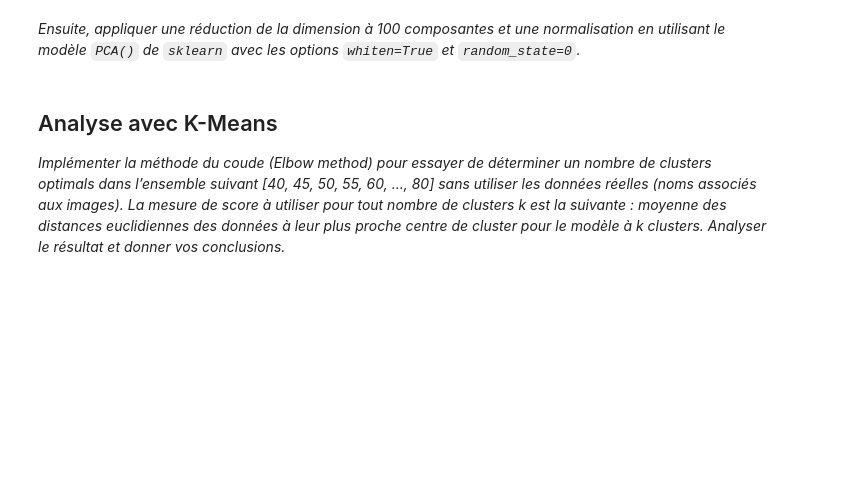
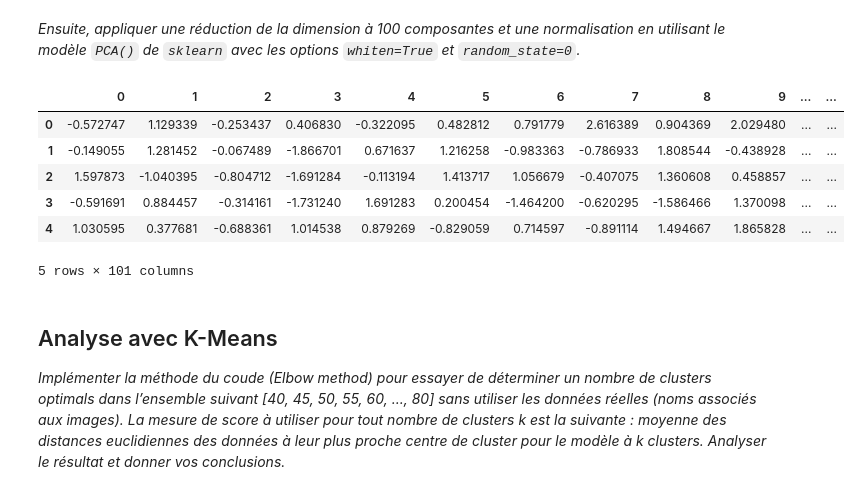
Before and after one commit to Neilero/IFT870-LFW, a Jupyter notebook: src/tp4_debut.ipynb, the cells around one changed output. Drawn from its saved outputs; the diff is of its cells as text; code cells hidden in the pictures; blank space fills up the shorter version.

```diff
--- a/src/tp4_debut.ipynb
+++ b/src/tp4_debut.ipynb
@@ -74,8 +88,20 @@ en utilisant le modèle `PCA()` de `sklearn` avec les options `whiten=True` et `
 # %%
 pca = PCA(100, whiten=True, random_state=0)
 
-pca_data = pca.fit_transform(data.drop("target", axis=1))
-data = pd.concat([pd.DataFrame(pca_data), data["target"]], axis=1)
+X = pca.fit_transform(data.drop("target", axis=1))
+y = data["target"]
+data = pd.concat([pd.DataFrame(X), y], axis=1)
+
+# show results
+data.head()
+# %% [output]
+|  | 0 | 1 | 2 | 3 | 4 | 5 | 6 | 7 | 8 | 9 | ... | ... |
+| 0 | -0.572747 | 1.129339 | -0.253437 | 0.406830 | -0.322095 | 0.482812 | 0.791779 | 2.616389 | 0.904369 | 2.029480 | ... | ... |
+| 1 | -0.149055 | 1.281452 | -0.067489 | -1.866701 | 0.671637 | 1.216258 | -0.983363 | -0.786933 | 1.808544 | -0.438928 | ... | ... |
+| 2 | 1.597873 | -1.040395 | -0.804712 | -1.691284 | -0.113194 | 1.413717 | 1.056679 | -0.407075 | 1.360608 | 0.458857 | ... | ... |
+| 3 | -0.591691 | 0.884457 | -0.314161 | -1.731240 | 1.691283 | 0.200454 | -1.464200 | -0.620295 | -1.586466 | 1.370098 | ... | ... |
+| 4 | 1.030595 | 0.377681 | -0.688361 | 1.014538 | 0.879269 | -0.829059 | 0.714597 | -0.891114 | 1.494667 | 1.865828 | ... | ... |
+5 rows × 101 columns
 # %% [markdown]
 ## Analyse avec K-Means
 
```
Also changed, not shown: parts of 6 cells of this notebook, 1 other file.
